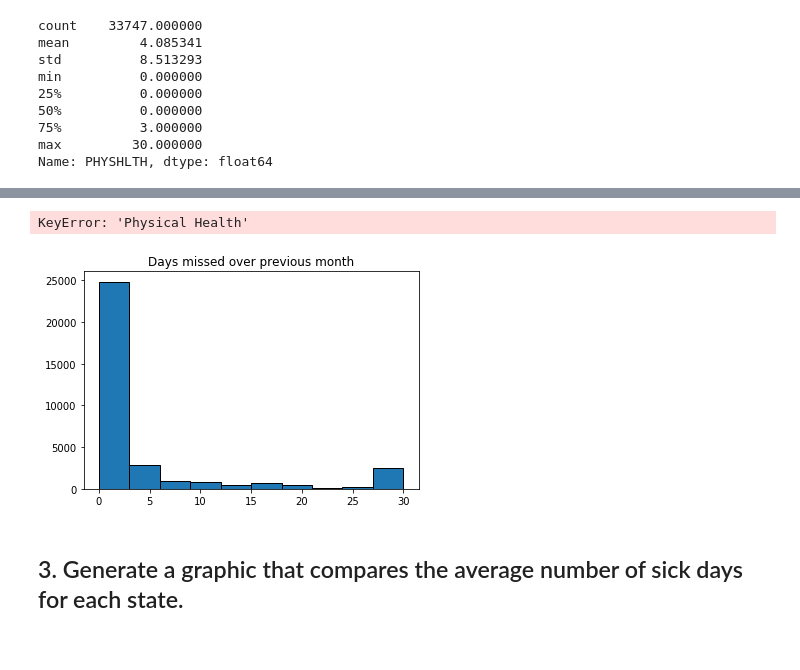
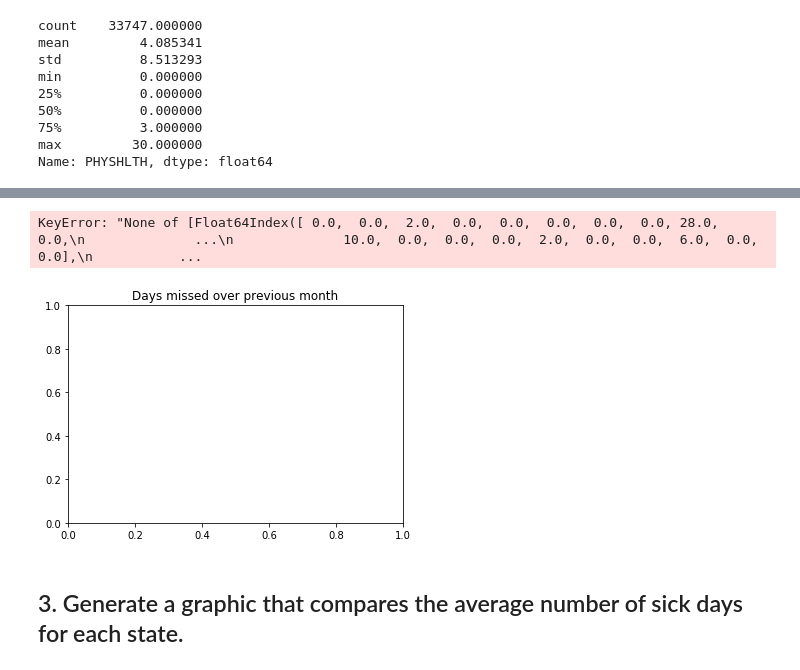
Before and after one commit to Vajrasamaya/nyc-ds-111819-lectures, a Jupyter notebook: Mod_1/case_study/Data_Exploration_Applied.ipynb, the cells around one changed output, grey strips where cells are left out. Saved outputs shown, nothing was run; the diff lists cells and outputs as text; code cells hidden in the pictures.

```diff
--- a/Mod_1/case_study/Data_Exploration_Applied.ipynb
+++ b/Mod_1/case_study/Data_Exploration_Applied.ipynb
@@ -211,15 +225,15 @@ df
 # %%
 # graphic showing those descriptive stats
 # #Plot the histogram with hist() function
 
 plt.title("Days missed over previous month")
-plt.hist(df["PHYSHLTH"], bins = 10, edgecolor = "black" )
+plt.hist(df[PHYSHLTH], bins = 10, edgecolor = "black" )
 plt.xlabel(df["Physical Health"])
 plt.ylabel("Frequency of Values")
 plt.show()
 # %% [output]
-KeyError: 'Physical Health'
+KeyError: "None of [Float64Index([ 0.0,  0.0,  2.0,  0.0,  0.0,  0.0,  0.0,  0.0, 28.0,  0.0,\n              ...\n              10.0,  0.0,  0.0,  0.0,  2.0,  0.0,  0.0,  6.0,  0.0,  0.0],\n           ...
-[figure, old version]
+[figure, new version]
 # %%
 # graphic showing the distribution of data
 # %% [markdown]
```
Also changed, not shown: parts of 7 cells of this notebook, 15 other files.
